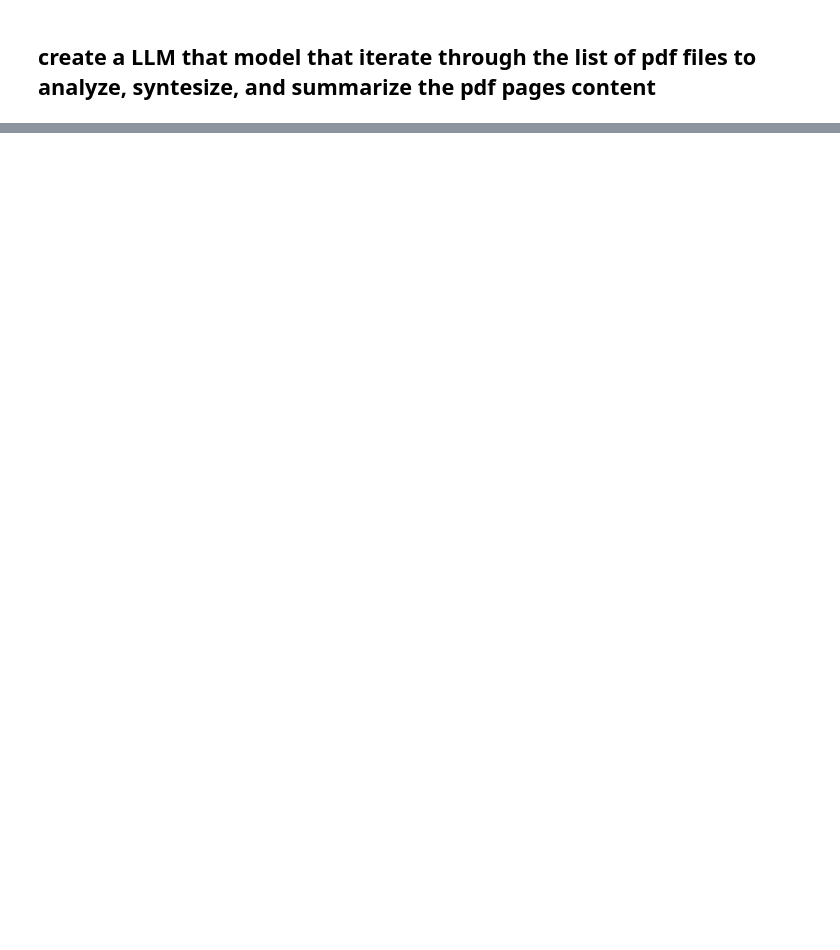
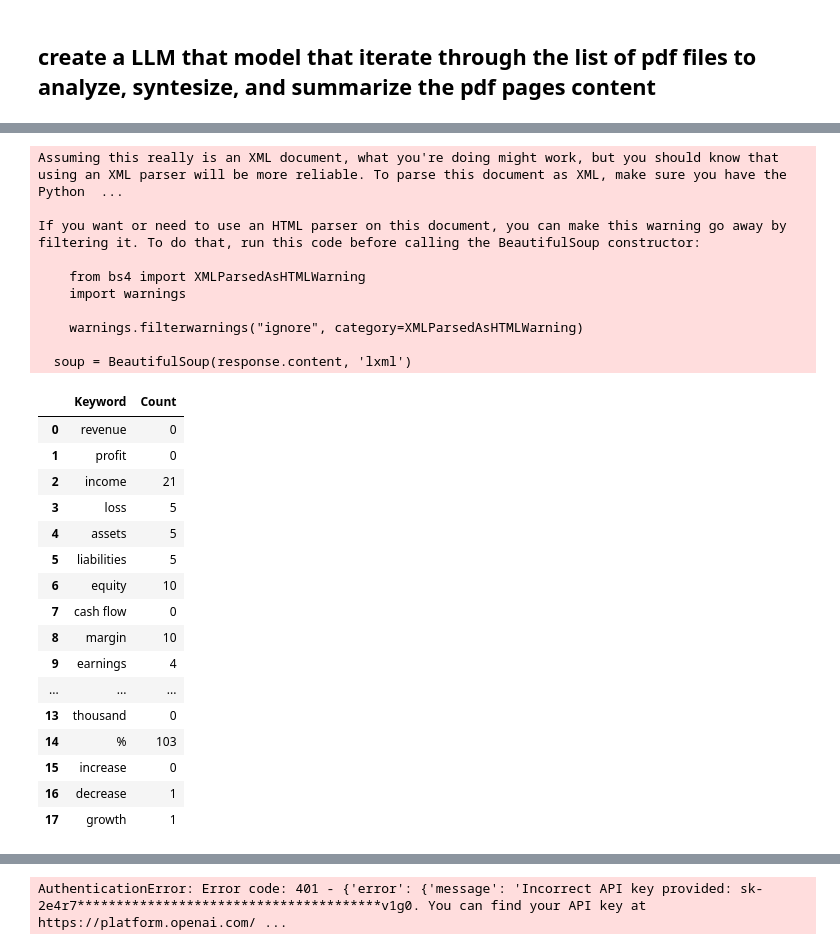
Before and after one commit to inCloset/group3_final_project, a Jupyter notebook: final_project.ipynb, the cells around one changed output, grey strips where cells are left out. Saved outputs shown, nothing was run; the diff lists cells and outputs as text; code cells hidden in the pictures; blank space fills up the shorter version.

```diff
--- a/final_project.ipynb
+++ b/final_project.ipynb
@@ -28,14 +35,11 @@ sleep_time = 0.5
 # %%
-#company_tickers = ['UPST', 'KO', 'TSLA', 'INTC']
-company_tickers = ['INTC']
-
 #generate a code that get company ticker by provided name
 def get_ticker_by_company_name(company_name):
     url = "https://financialmodelingprep.com/api/v3/search"
     params = {
         "query": company_name,
         "limit": 1,
-        "exchange": "NASDAQ",  # You can use "NYSE" or leave it blank for all
+        "exchange": "NASDAQ",
         "apikey": FMP_KEY
     }
 
@@ -46,8 +50,9 @@ def get_ticker_by_company_name(company_name):
         if results:
             return results[0]["symbol"]
         else:
-            print(f"No ticker found for: {company_name}")
-            return None
+            print(f"No ticker found for: {company_name}, using default tickers.")
+            default_tickers = ['UPST', 'KO', 'TSLA', 'INTC']
+            return default_tickers
     except Exception as e:
         print(f"Error fetching ticker: {e}")
         return None
@@ -201,5 +241,22 @@ financial_report_df["sentiment_score"] = sentiment_results.apply(lambda x: x["av
 # %% [markdown]
 ## create a LLM that model that iterate through the list of pdf files to analyze, syntesize, and summarize the pdf pages content
+# %%
+### create a dataframe to count how many times a financial_keywords appears in the filing and add to the dataframe
+def display_financial_keywords_count_df(text, keywords):
+    """
+    Count the occurrences of financial keywords in the text.
+
+    Args:
+        text (str): The text to analyze.
+        keywords (list): A list of financial keywords to count.
+
+    Returns:
+        dict: A dictionary with keyword counts.
+    """
+    word_tokens = word_tokenize(text.lower())
+    keyword_counts = {keyword: word_tokens.count(keyword.lower()) for keyword in keywords}
+    financial_keyword_df = pd.DataFrame(keyword_counts.items(), columns=['Keyword', 'Count'])
+    display(financial_keyword_df)
 # %%
 def summarize_financial_report(text, num_sentences=5):
     """
@@ -252,6 +309,7 @@ def summarize_financial_report(text, num_sentences=5):
     sorted_sentences = sorted(sentence_scores, key=sentence_scores.get, reverse=True)
     summary_sentences = sorted_sentences[:num_sentences]
     summary = " ".join(summary_sentences)
+    display_financial_keywords_count_df(summary, financial_keywords)
 
     return summary
 # %%
@@ -261,18 +319,22 @@ def save_summary_to_file(company, date, summary):
     with open(f"summaries/{company}_{date}_summary.txt", "w") as f:
         f.write(summary)
 # %%
-for link_text_url in data:
-    link = link_text_url['link']
+detail_company_data = []
+for info in company_info:
+    print(info)
+    link = info['link']
     filing_text = beautiful_soup(link)
-    date = link_text_url['filing_date']
-    company = link_text_url['company']
-    create_directory(company, date, filing_text)
+    date = info['filing_date']
+    company = info['company']
     save_summary_to_file(company, date, summarize_financial_report(filing_text, num_sentences=3))
     print(f"Filing text for {company} on {date} saved.")
     # Append the filing text to the data list
-    data.append({
+    detail_company_data.append({
         "company": company,
         "filing_date": date,
         "filing_text": filing_text
     })
-    build_financial_report_df(data, filing_text)
+    # build_financial_report_df(detail_company_data, filing_text)
+    print(filing_text)
+    get_fr_sentiment_score_openai_llm(company, filing_text)
+# %% [output]
@@ -278,0 +342,27 @@ for link_text_url in data:
+Assuming this really is an XML document, what you're doing might work, but you should know that using an XML parser will be more reliable. To parse this document as XML, make sure you have the Python  ...
+
+If you want or need to use an HTML parser on this document, you can make this warning go away by filtering it. To do that, run this code before calling the BeautifulSoup constructor:
+
+    from bs4 import XMLParsedAsHTMLWarning
+    import warnings
+
+    warnings.filterwarnings("ignore", category=XMLParsedAsHTMLWarning)
+
+  soup = BeautifulSoup(response.content, 'lxml')
+|  | Keyword | Count |
+| 0 | revenue | 0 |
+| 1 | profit | 0 |
+| 2 | income | 21 |
+| 3 | loss | 5 |
+| 4 | assets | 5 |
+| 5 | liabilities | 5 |
+| 6 | equity | 10 |
+| 7 | cash flow | 0 |
+| 8 | margin | 10 |
+| 9 | earnings | 4 |
+| ... | ... | ... |
+| 13 | thousand | 0 |
+| 14 | % | 103 |
+| 15 | increase | 0 |
+| 16 | decrease | 1 |
+| 17 | growth | 1 |
@@ -278,0 +386 @@ for link_text_url in data:
+AuthenticationError: Error code: 401 - {'error': {'message': 'Incorrect API key provided: sk-2e4r7***************************************v1g0. You can find your API key at https://platform.openai.com/ ...
```
Also changed, not shown: parts of 12 cells of this notebook.
